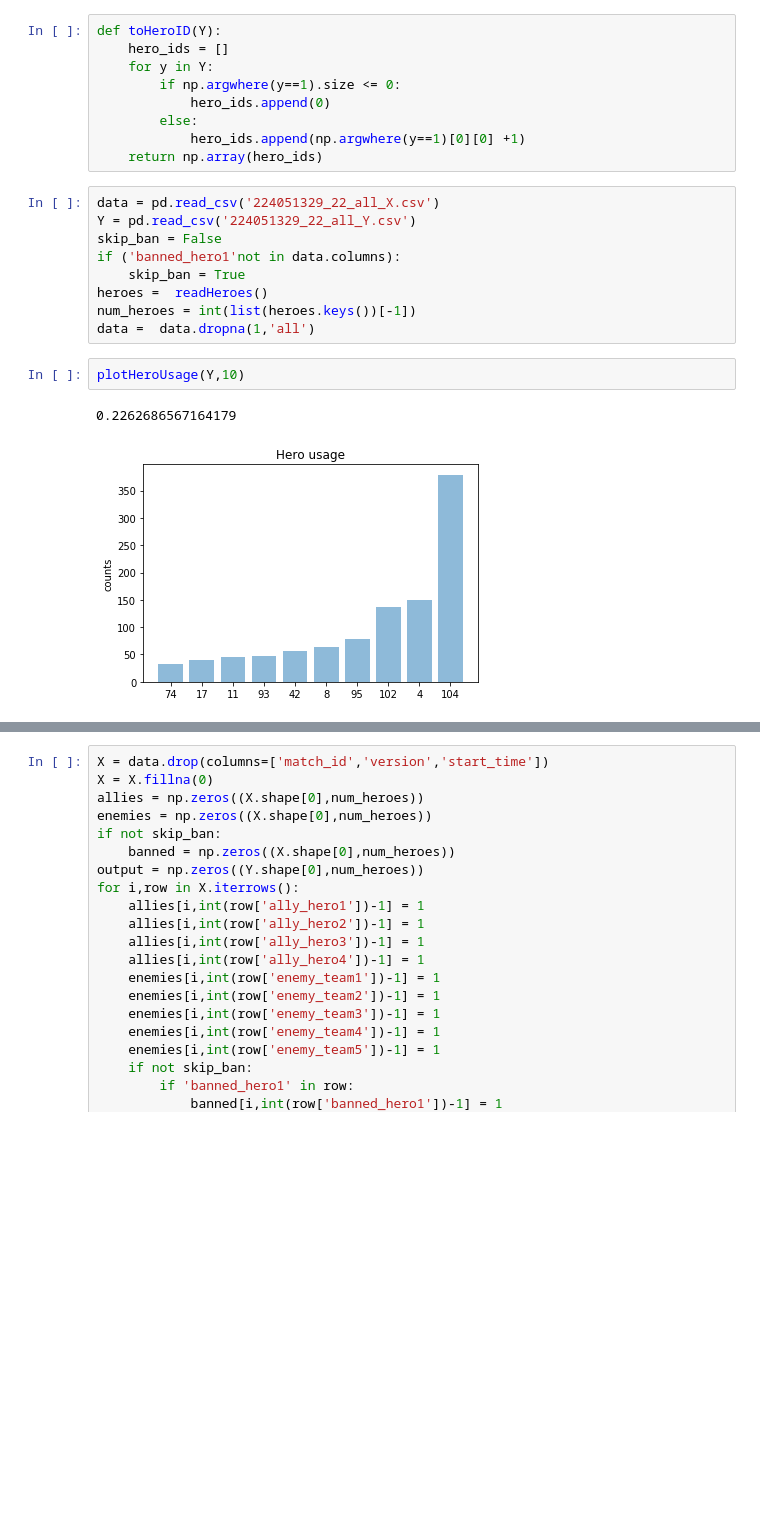
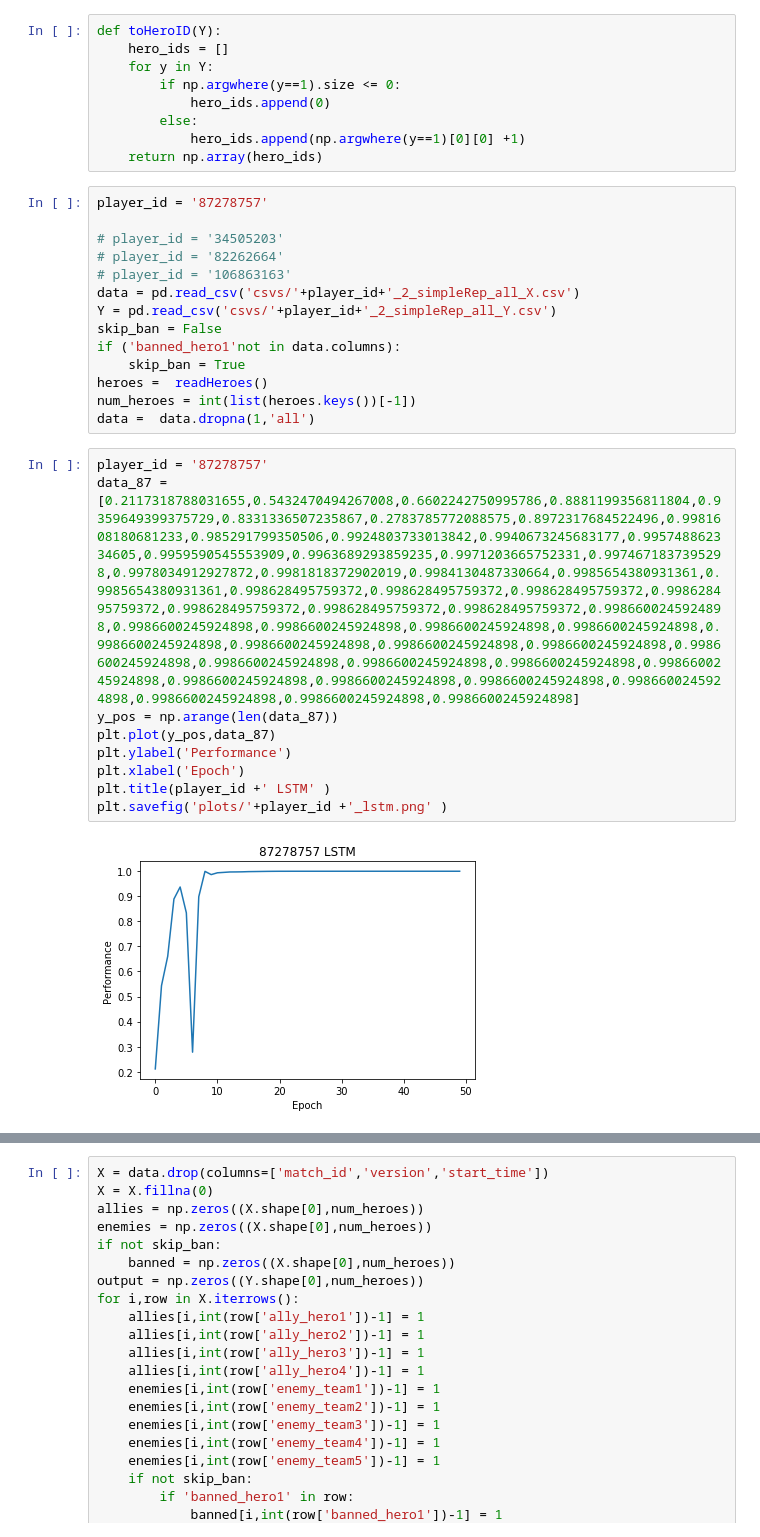
Before and after one commit to a3madkour/dota_final_project, a Jupyter notebook: Main Notebook.ipynb, the cells around one changed output, grey strips where cells are left out. Saved outputs shown, nothing was run; the diff lists cells and outputs as text; blank space fills up the shorter version.

```diff
--- a/Main Notebook.ipynb
+++ b/Main Notebook.ipynb
@@ -52,16 +53,27 @@ def toHeroID(Y):
             hero_ids.append(np.argwhere(y==1)[0][0] +1)
     return np.array(hero_ids)
 # %%
-data = pd.read_csv('224051329_22_all_X.csv')
-Y = pd.read_csv('224051329_22_all_Y.csv')
+player_id = '87278757'
+
+# player_id = '34505203'
+# player_id = '82262664'
+# player_id = '106863163'
+data = pd.read_csv('csvs/'+player_id+'_2_simpleRep_all_X.csv')
+Y = pd.read_csv('csvs/'+player_id+'_2_simpleRep_all_Y.csv')
 skip_ban = False
 if ('banned_hero1'not in data.columns):
     skip_ban = True
 heroes =  readHeroes()
 num_heroes = int(list(heroes.keys())[-1])
 data =  data.dropna(1,'all')
-# %%
-plotHeroUsage(Y,10)
-# %% [output]
-0.2262686567164179
-[figure, removed]
+# %%
+player_id = '87278757'
+data_87 = [0.2117318788031655,0.5432470494267008,0.6602242750995786,0.8881199356811804,0.9359649399375729,0.8331336507235867,0.2783785772088575,0.8972317684522496,0.9981608180681233,0.985291799350506,0.9924803733013842,0.9940673245683177,0.995748862334605,0.9959590545553909,0.9963689293859235,0.9971203665752331,0.9974671837395298,0.9978034912927872,0.9981818372902019,0.9984130487330664,0.9985654380931361,0.9985654380931361,0.998628495759372,0.998628495759372,0.998628495759372,0.998628495759372,0.998628495759372,0.998628495759372,0.998628495759372,0.9986600245924898,0.9986600245924898,0.9986600245924898,0.9986600245924898,0.9986600245924898,0.9986600245924898,0.9986600245924898,0.9986600245924898,0.9986600245924898,0.9986600245924898,0.9986600245924898,0.9986600245924898,0.9986600245924898,0.9986600245924898,0.9986600245924898,0.9986600245924898,0.9986600245924898,0.9986600245924898,0.9986600245924898,0.9986600245924898,0.9986600245924898]
+y_pos = np.arange(len(data_87))
+plt.plot(y_pos,data_87)
+plt.ylabel('Performance')
+plt.xlabel('Epoch')
+plt.title(player_id +' LSTM' )
+plt.savefig('plots/'+player_id +'_lstm.png' )
+# %% [output]
+[figure, added]
```
Also changed, not shown: parts of 7 cells of this notebook, 15 other files.
